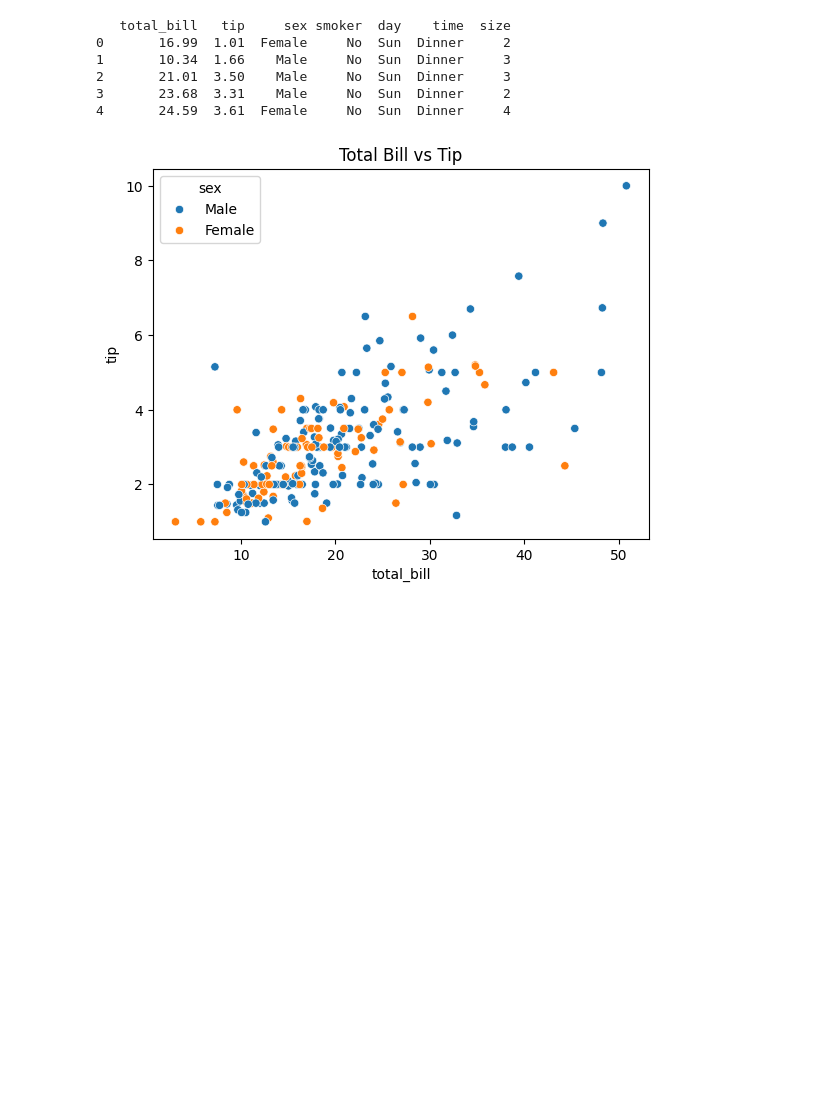
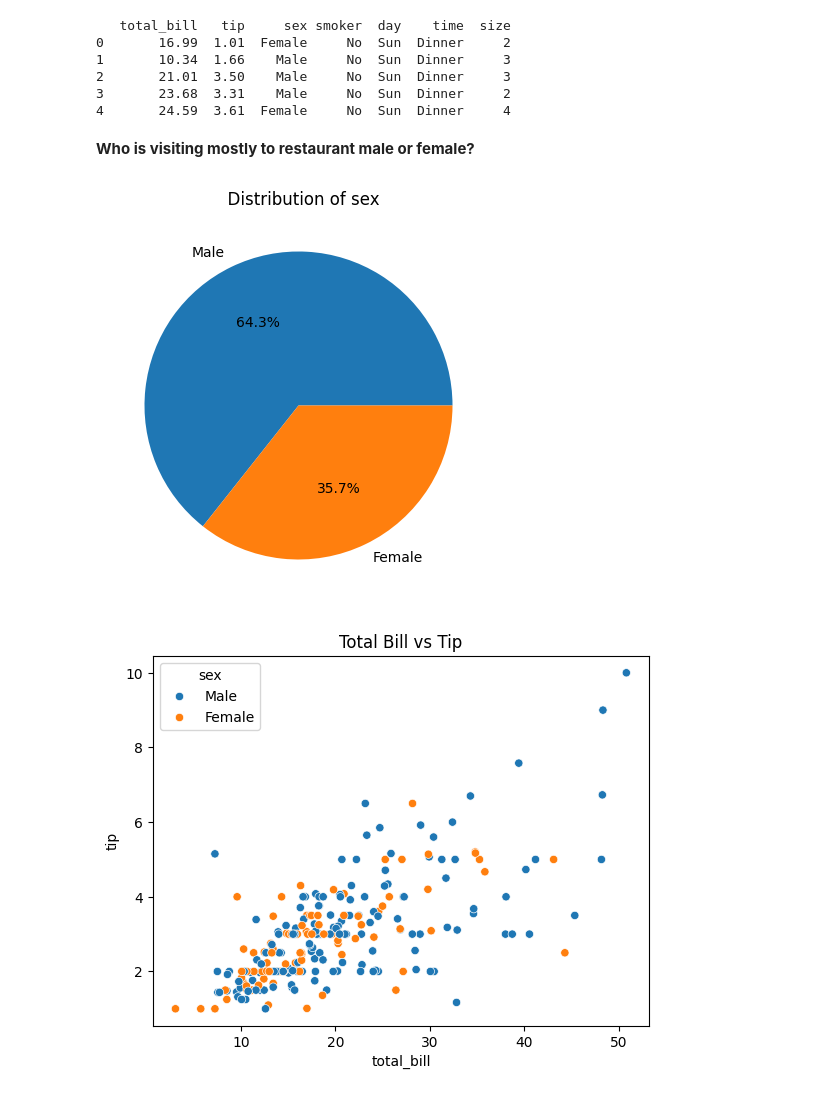
Before and after one commit to Hk9193/data-scienece-, a Jupyter notebook: Tips_Dataset_Restaurant_Bill_Analysis.ipynb, the cells around one changed output. Saved outputs shown, nothing was run; the diff lists cells and outputs as text; code cells hidden in the pictures; blank space fills up the shorter version.

```diff
--- a/Tips_Dataset_Restaurant_Bill_Analysis.ipynb
+++ b/Tips_Dataset_Restaurant_Bill_Analysis.ipynb
@@ -17,6 +48,17 @@ print(tips.head())                        # Shows first 5 rows (columns: total_b
 2       21.01  3.50    Male     No  Sun  Dinner     3
 3       23.68  3.31    Male     No  Sun  Dinner     2
 4       24.59  3.61  Female     No  Sun  Dinner     4
+# %% [markdown]
+**Who is visiting mostly to restaurant male or female?**
+# %%
+gender_counts=tips["sex"].value_counts()
+tips_amount=tips["tip"]
+plt.figure(figsize=(10,5))
+plt.pie(gender_counts,labels=gender_counts.index,autopct="%1.1f%%")
+plt.title("  Distribution of sex")
+plt.show()
+# %% [output]
+[figure, added]
 # %%
 # 🟢 Scatter plot - Total Bill vs Tip
 sns.scatterplot(x="total_bill", y="tip", data=tips, hue="sex")
```
Also changed, not shown: parts of 8 cells of this notebook.
